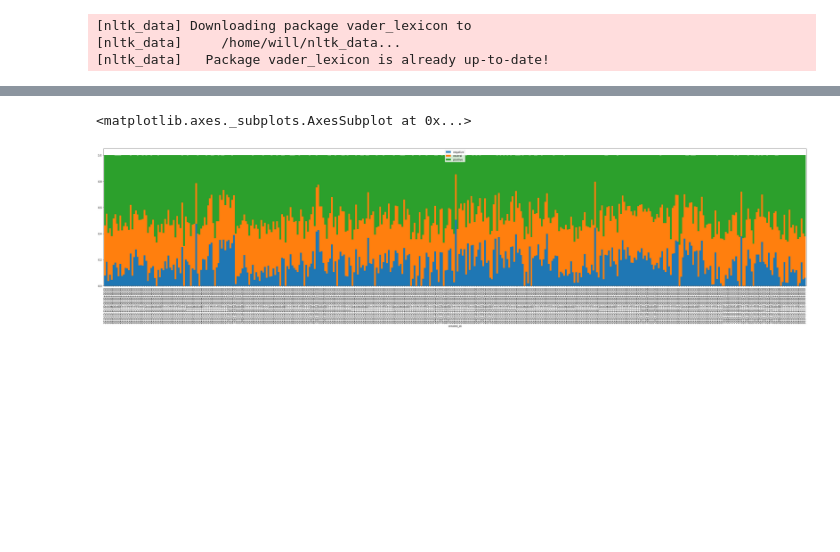
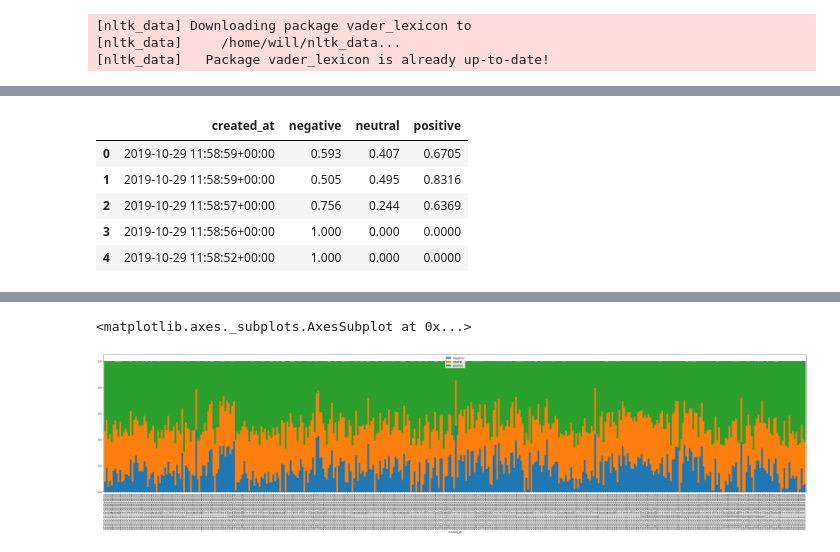
Before and after one commit to willwillis/Crypto-Sentiment-Clusters, a Jupyter notebook: notebooks/will/twitter/parse-premium-jsonl.ipynb, the cells around one changed output, grey strips where cells are left out. Saved outputs shown, nothing was run; the diff lists cells and outputs as text; code cells hidden in the pictures; blank space fills up the shorter version.

```diff
--- a/notebooks/will/twitter/parse-premium-jsonl.ipynb
+++ b/notebooks/will/twitter/parse-premium-jsonl.ipynb
@@ -227,2 +258,11 @@ tweet_sentiment_df['created_at'] = pd.to_datetime(tweet_sentiment_df['created_at
+# %%
+unique_sentiment_df.head()
+# %% [output]
+|  | created_at | negative | neutral | positive |
+| 0 | 2019-10-29 11:58:59+00:00 | 0.593 | 0.407 | 0.6705 |
+| 1 | 2019-10-29 11:58:59+00:00 | 0.505 | 0.495 | 0.8316 |
+| 2 | 2019-10-29 11:58:57+00:00 | 0.756 | 0.244 | 0.6369 |
+| 3 | 2019-10-29 11:58:56+00:00 | 1.000 | 0.000 | 0.0000 |
+| 4 | 2019-10-29 11:58:52+00:00 | 1.000 | 0.000 | 0.0000 |
 # %%
 # tweet_sentiment_df.resample()
```
Also changed, not shown: parts of 25 cells of this notebook, 2 other files.
